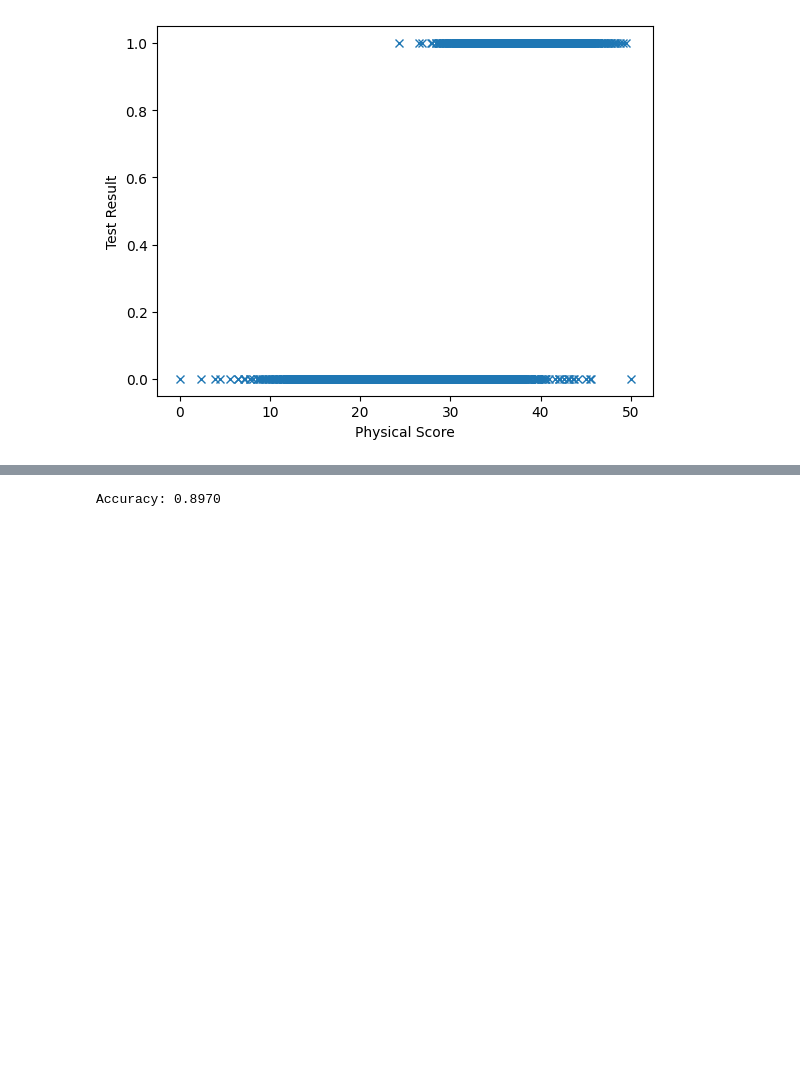
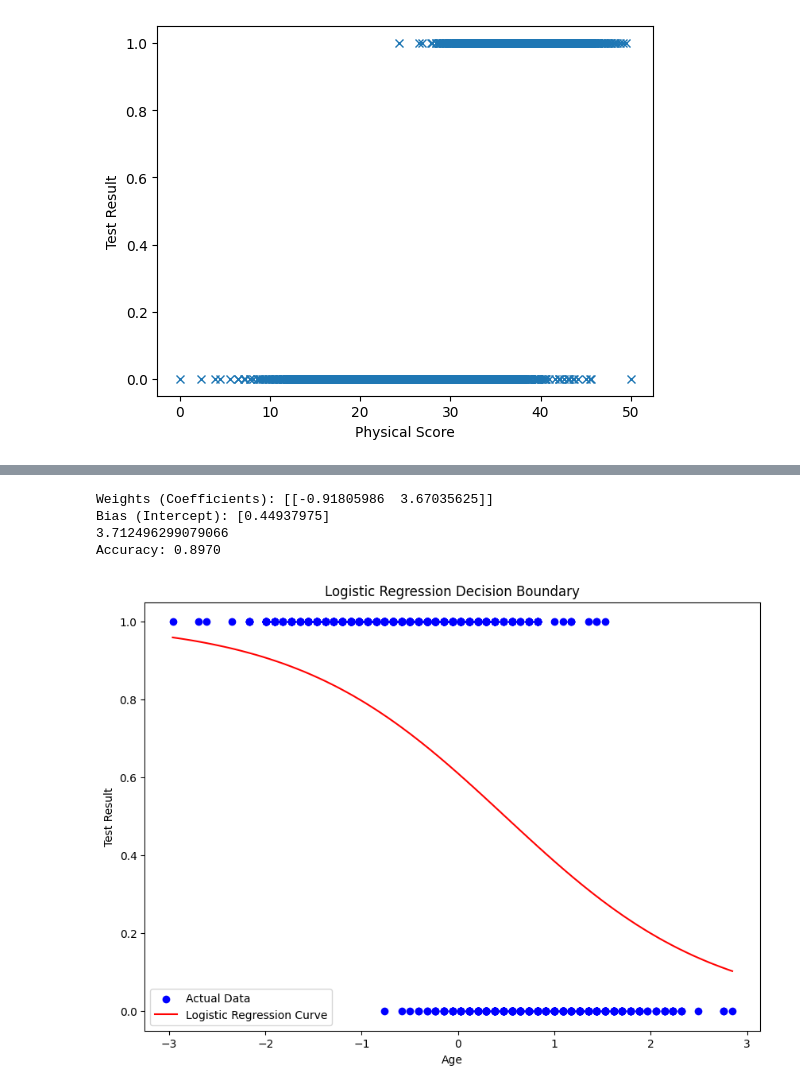
Before and after one commit to datapirate09/Logistic-Regression, a Jupyter notebook: Untitled.ipynb, the cells around one changed output, grey strips where cells are left out. Cells and saved outputs as stored; diff of their text form; code cells hidden in the pictures; blank space fills up the shorter version.

```diff
--- a/Untitled.ipynb
+++ b/Untitled.ipynb
@@ -171,16 +167,43 @@ plt.show()
 # %%
 from sklearn.linear_model import LogisticRegression
 from sklearn.metrics import accuracy_score
+from sklearn.metrics import log_loss
+
 
 model = LogisticRegression()
 threshold = 0.5
 y_train = (y_train > threshold).astype(int)
 y_test = (y_test > threshold).astype(int)
 model.fit(X_train, y_train.ravel())
+weights = model.coef_
+bias = model.intercept_
+
+print("Weights (Coefficients):", weights)
+print("Bias (Intercept):", bias)
 
 y_pred_default = model.predict(X_test)
+final_log_loss = log_loss(y_test, y_pred_default)
+print(final_log_loss)
 
 accuracy = accuracy_score(y_test, y_pred_default)
 print(f'Accuracy: {accuracy:.4f}')
 # %% [output]
+Weights (Coefficients): [[-0.91805986  3.67035625]]
+Bias (Intercept): [0.44937975]
+3.712496299079066
 Accuracy: 0.8970
+# %%
+plt.figure(figsize=(10, 7))
+plt.scatter(X_test[:, 0], y_pred_default, color='blue', label='Actual Data')
+x_line = np.linspace(X_test[:, 0].min(), X_test[:, 0].max(), 100)
+y_line = 1 / (1 + np.exp(-(weights[0,0] * x_line + bias)))
+
+plt.plot(x_line, y_line, color='red', label='Logistic Regression Curve')
+
+plt.xlabel("Age")
+plt.ylabel("Test Result")
+plt.title("Logistic Regression Decision Boundary")
+plt.legend()
+plt.show()
+# %% [output]
+[figure, added]
```
Also changed, not shown: parts of 10 cells of this notebook.
